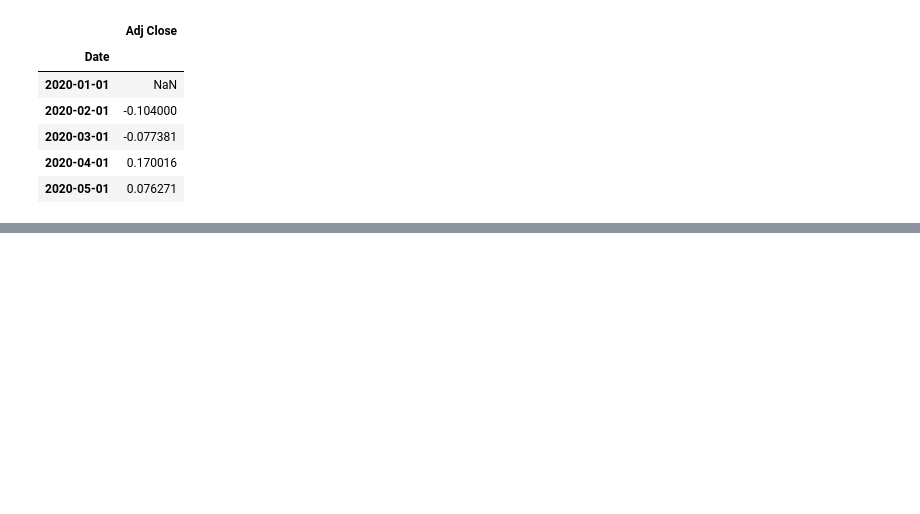
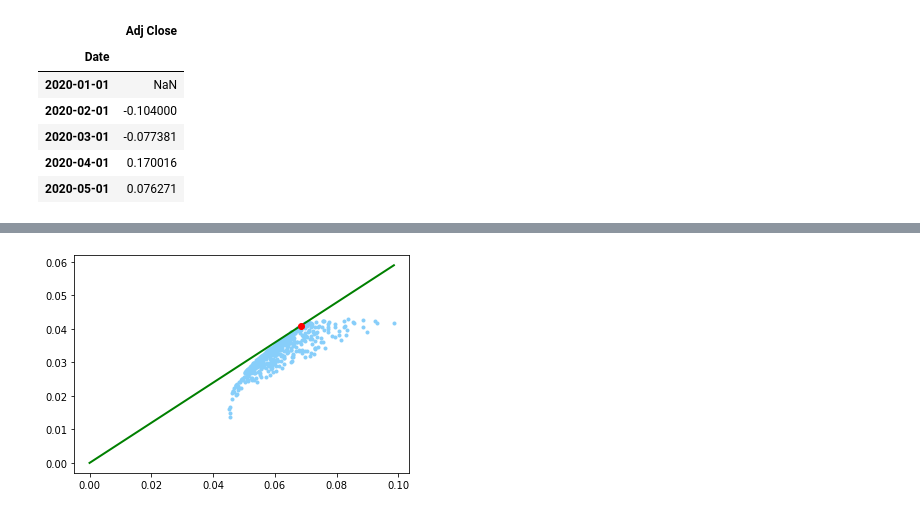
Before and after one commit to ZainabAlharbi/fintech, a Jupyter notebook: exercise.ipynb, the cells around one changed output, grey strips where cells are left out. Saved outputs shown, nothing was run; the diff lists cells and outputs as text; code cells hidden in the pictures; blank space fills up the shorter version.

```diff
--- a/exercise.ipynb
+++ b/exercise.ipynb
@@ -128,0 +139,9 @@ while len(collection_of_random_asset_weights) < no_of_portfolios:
+# %%
+x = np.linspace(0, max(portfolio_standard_deviations), 500)
+y = portfolio_sharpe_ratios[index] * x
+plt.plot(portfolio_standard_deviations, portfolio_means, 'o', markersize = 3, color = 'lightskyblue')
+plt.plot(x, y, '-', linewidth = 2, color = 'green')
+plt.plot(portfolio_standard_deviations[index], portfolio_means[index], color= 'r', marker = 'o' )
+plt.show()
+# %% [output]
+[figure, added]
```
Also changed, not shown: parts of 11 cells of this notebook.
